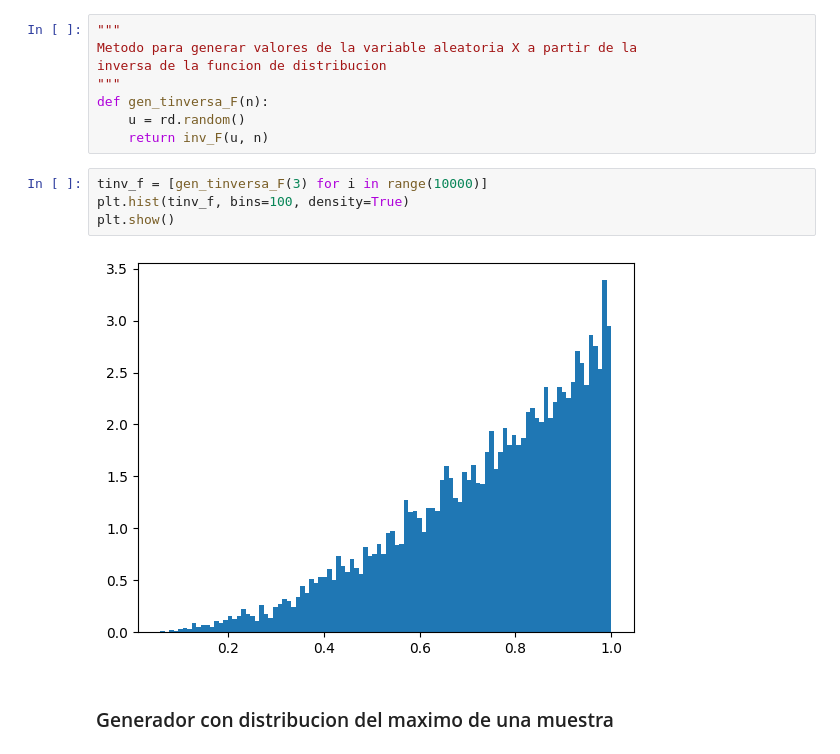
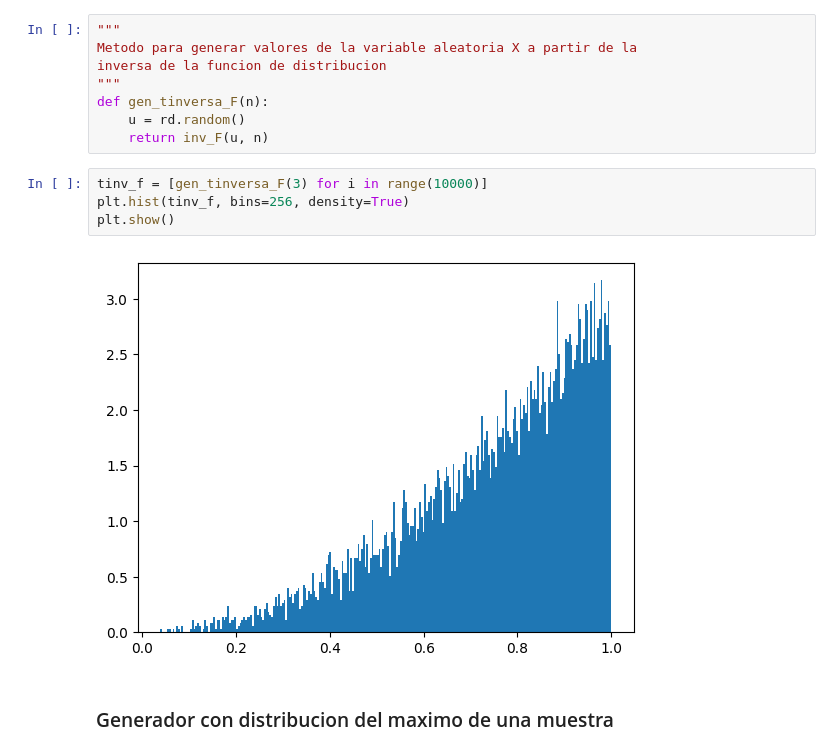
Before and after one commit to AdolfoBanchio/Famaf, a Jupyter notebook: 4to/Modelos y simulacion/Unidad 5-Generar VA continuas/practico5/ejercicio6.ipynb, the cells around one changed output. Drawn from its saved outputs; the diff is of its cells as text.

```diff
--- a/4to/Modelos y simulacion/Unidad 5-Generar VA continuas/practico5/ejercicio6.ipynb
+++ b/4to/Modelos y simulacion/Unidad 5-Generar VA continuas/practico5/ejercicio6.ipynb
@@ -61,10 +61,10 @@ def gen_tinversa_F(n):
     return inv_F(u, n)
 # %%
 tinv_f = [gen_tinversa_F(3) for i in range(10000)]
-plt.hist(tinv_f, bins=100, density=True)
+plt.hist(tinv_f, bins=256, density=True)
 plt.show()
 # %% [output]
-[figure, old version]
+[figure, new version]
 # %% [markdown]
 ### Generador con distribucion del maximo de una muestra
 # %% [markdown]
```
Also changed, not shown: parts of 4 cells of this notebook, 10 other files.
